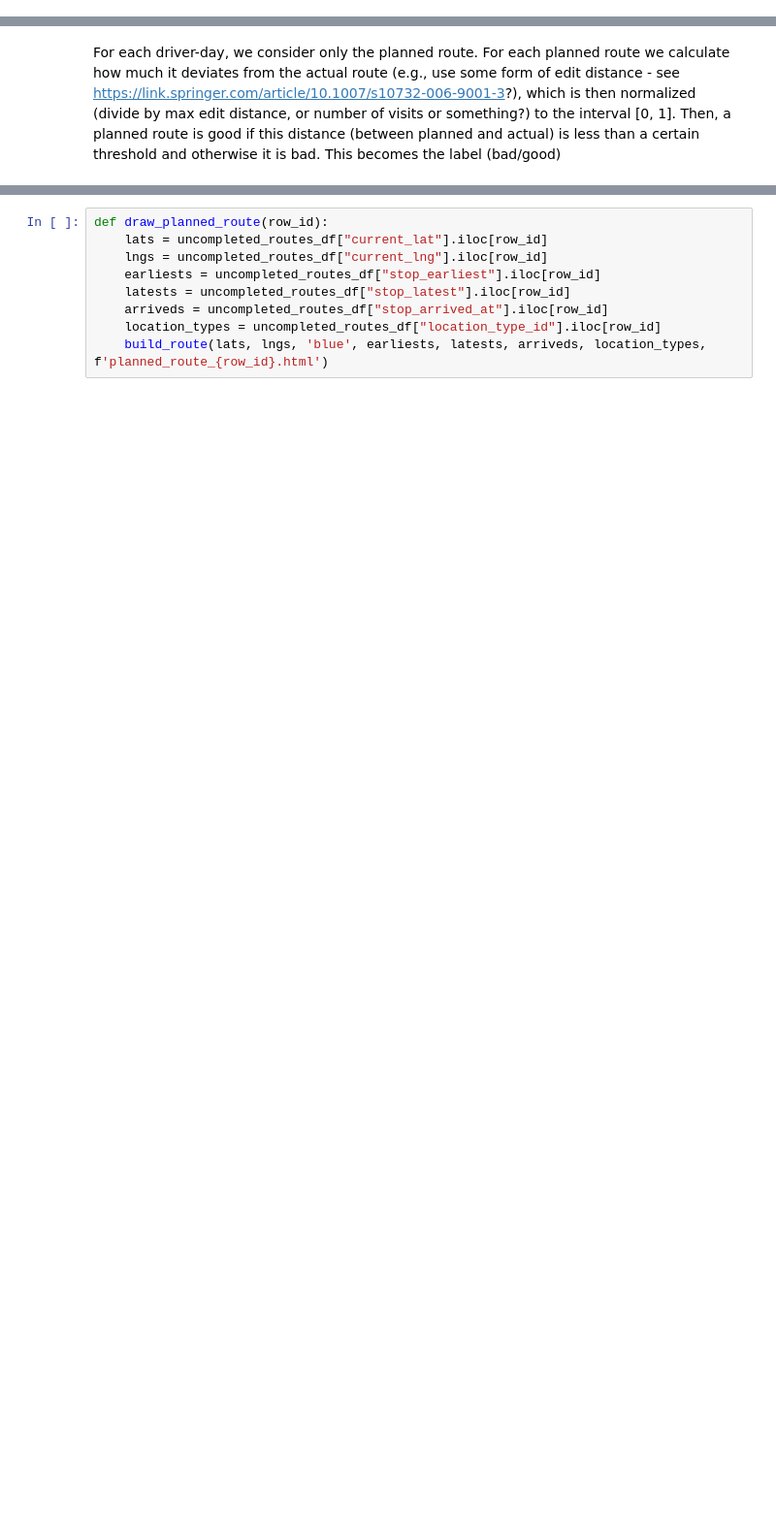
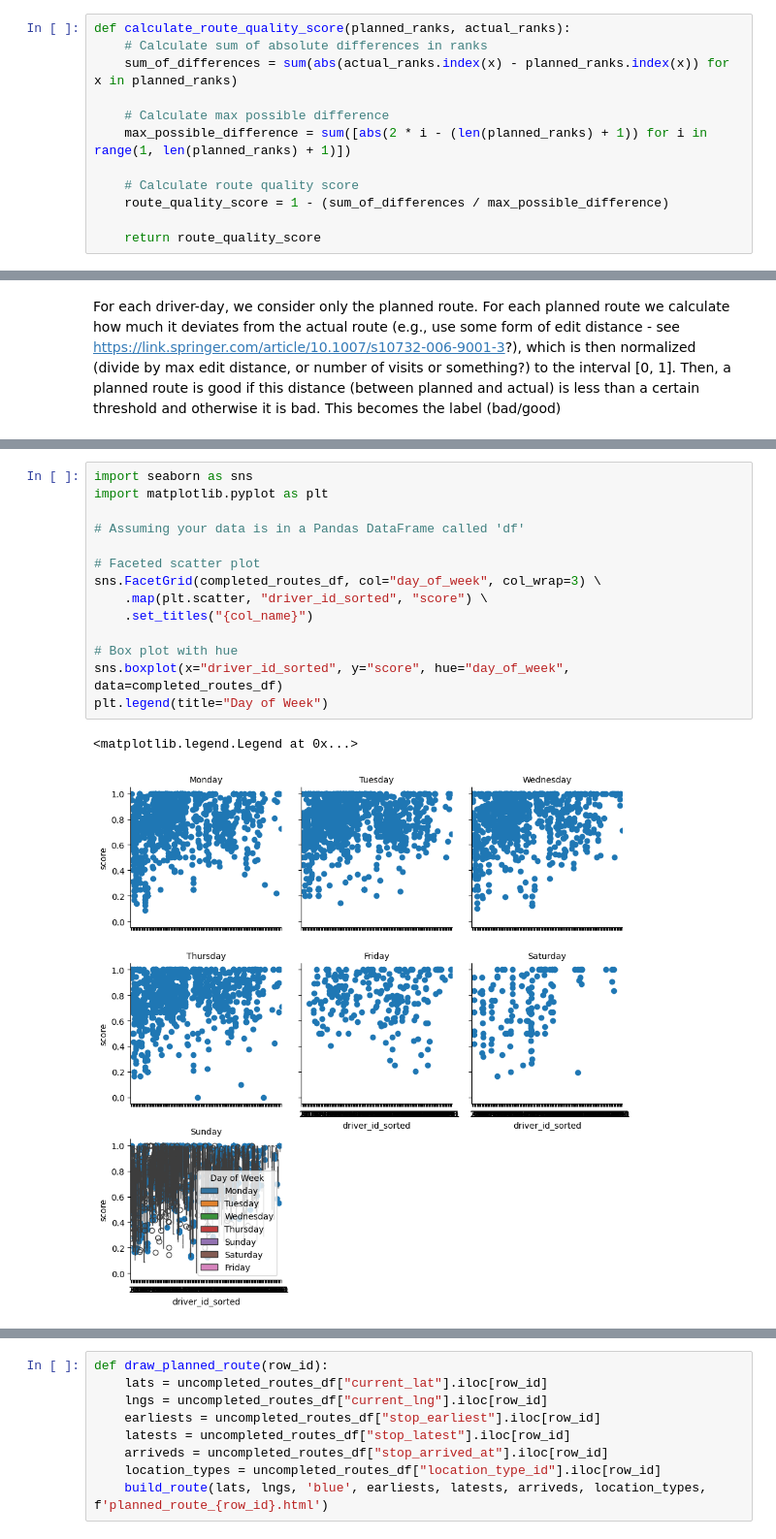
Before and after one commit to anna1904/RouteClassification, a Jupyter notebook: generate_routes.ipynb, the cells around one changed output, grey strips where cells are left out. Shown at 97% size. Drawn from its saved outputs; the diff is of its cells as text; blank space fills up the shorter version.

```diff
--- a/generate_routes.ipynb
+++ b/generate_routes.ipynb
@@ -183,0 +288,12 @@ def minDistance(word1, word2) -> int:
+# %%
+def calculate_route_quality_score(planned_ranks, actual_ranks):
+    # Calculate sum of absolute differences in ranks
+    sum_of_differences = sum(abs(actual_ranks.index(x) - planned_ranks.index(x)) for x in planned_ranks)
+
+    # Calculate max possible difference
+    max_possible_difference = sum([abs(2 * i - (len(planned_ranks) + 1)) for i in range(1, len(planned_ranks) + 1)])
+
+    # Calculate route quality score
+    route_quality_score = 1 - (sum_of_differences / max_possible_difference)
+
+    return route_quality_score
@@ -197,0 +380,17 @@ uncompleted_routes_df.to_csv('uncompleted_routes_df.txt', index=False)
+# %%
+import seaborn as sns
+import matplotlib.pyplot as plt
+
+# Assuming your data is in a Pandas DataFrame called 'df'
+
+# Faceted scatter plot
+sns.FacetGrid(completed_routes_df, col="day_of_week", col_wrap=3) \
+    .map(plt.scatter, "driver_id_sorted", "score") \
+    .set_titles("{col_name}")
+
+# Box plot with hue
+sns.boxplot(x="driver_id_sorted", y="score", hue="day_of_week", data=completed_routes_df)
+plt.legend(title="Day of Week")
+# %% [output]
+<matplotlib.legend.Legend at 0x...>
+[figure, added]
```
Also changed, not shown: parts of 39 cells of this notebook, 2 other files.
